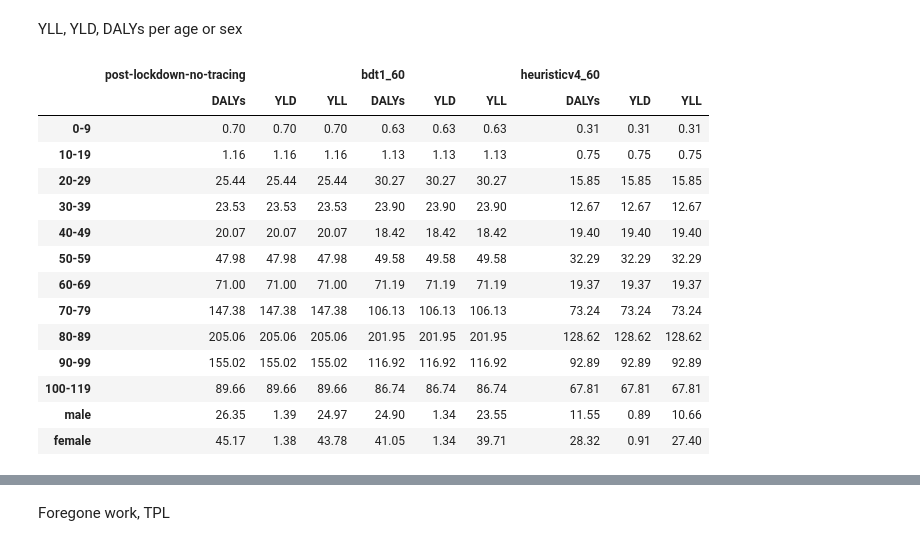
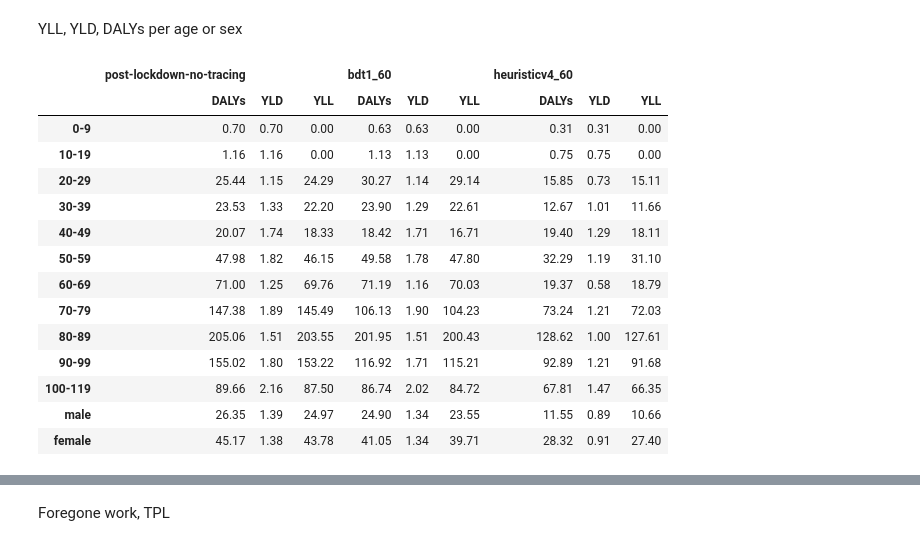
Before and after one commit to mila-iqia/COVI-AgentSim, a Jupyter notebook: notebooks/QALY_calculation.ipynb, the cells around one changed output, grey strips where cells are left out. Drawn from its saved outputs; the diff is of its cells as text; code cells hidden in the pictures.

```diff
--- a/notebooks/QALY_calculation.ipynb
+++ b/notebooks/QALY_calculation.ipynb
@@ -299,7 +299,7 @@ plt.figure(figsize=(15,10))
 for method in bootstrap[0].keys():
     bootstrap_df = pd.DataFrame(bootstrap[i][method] for i in range(n_bootstraps))
     mean = bootstrap_df.mean(axis = 0)
-    std = bootstrap_df.std(axis = 0)
+    std = bootstrap_df.sem(axis = 0)
 
     x_axis = mean.rename(index={'100-109':'100+'},inplace=False).index
 
@@ -460,44 +460,44 @@ for strap in range(n_bootstraps):
             df['YLL'] = df['has_died'] * df['life_expectancy']
             df['YLD'] = \
                             df['days_sick_not_in_hospital']/365 * disability_weights['no_hospitalization'] + \
                             df['days_in_hospital']/365 * disability_weights['hospitalized'] + \
                             df['days_in_ICU']/365 * disability_weights['critical']
             df['DALYs'] = df['YLL'] + df['YLD']
             df_dalys_age = df[['age','sex','YLL','YLD','DALYs']]
 
             temp_dfs.append(df_dalys_age)
 
         six_seed_concat = pd.concat(temp_dfs)
 
         for age_range,age_key in zip(age_ranges,age_range_dict.keys()):
-            bootstrap[strap][method][age_key] = six_seed_concat[six_seed_concat.age.isin(age_range)]['DALYs'].mean(axis=0)
+            bootstrap[strap][method][age_key] = six_seed_concat[six_seed_concat.age.isin(age_range)][['YLL','YLD','DALYs']].mean(axis=0)
 
         for sex in sexes:
             bootstrap[strap][method][sex] = six_seed_concat[six_seed_concat.sex.eq(sex)][['YLL','YLD','DALYs']].mean(axis=0)
 
 metric_dfs = {}
 for method in bootstrap[0].keys():
     df_concat = pd.concat([pd.DataFrame(bootstrap[i][method]) for i in range(n_bootstraps)])
     by_row_index = df_concat.groupby(df_concat.index)
     df_means = by_row_index.mean()
     metric_dfs[method] = df_means
 
 pd.set_option('display.float_format', '{:.2f}'.format)
 metric_df = pd.concat(metric_dfs.values(),keys=metric_dfs.keys()).transpose()
 metric_df*1000
 # %% [output]
 |  | post-lockdown-no-tracing |  |  | bdt1_60 |  |  | heuristicv4_60 |  |  |
 |  | DALYs | YLD | YLL | DALYs | YLD | YLL | DALYs | YLD | YLL |
-| 0-9 | 0.70 | 0.70 | 0.70 | 0.63 | 0.63 | 0.63 | 0.31 | 0.31 | 0.31 |
-| 10-19 | 1.16 | 1.16 | 1.16 | 1.13 | 1.13 | 1.13 | 0.75 | 0.75 | 0.75 |
-| 20-29 | 25.44 | 25.44 | 25.44 | 30.27 | 30.27 | 30.27 | 15.85 | 15.85 | 15.85 |
-| 30-39 | 23.53 | 23.53 | 23.53 | 23.90 | 23.90 | 23.90 | 12.67 | 12.67 | 12.67 |
-| 40-49 | 20.07 | 20.07 | 20.07 | 18.42 | 18.42 | 18.42 | 19.40 | 19.40 | 19.40 |
-| 50-59 | 47.98 | 47.98 | 47.98 | 49.58 | 49.58 | 49.58 | 32.29 | 32.29 | 32.29 |
-| 60-69 | 71.00 | 71.00 | 71.00 | 71.19 | 71.19 | 71.19 | 19.37 | 19.37 | 19.37 |
-| 70-79 | 147.38 | 147.38 | 147.38 | 106.13 | 106.13 | 106.13 | 73.24 | 73.24 | 73.24 |
-| 80-89 | 205.06 | 205.06 | 205.06 | 201.95 | 201.95 | 201.95 | 128.62 | 128.62 | 128.62 |
-| 90-99 | 155.02 | 155.02 | 155.02 | 116.92 | 116.92 | 116.92 | 92.89 | 92.89 | 92.89 |
-| 100-119 | 89.66 | 89.66 | 89.66 | 86.74 | 86.74 | 86.74 | 67.81 | 67.81 | 67.81 |
+| 0-9 | 0.70 | 0.70 | 0.00 | 0.63 | 0.63 | 0.00 | 0.31 | 0.31 | 0.00 |
+| 10-19 | 1.16 | 1.16 | 0.00 | 1.13 | 1.13 | 0.00 | 0.75 | 0.75 | 0.00 |
+| 20-29 | 25.44 | 1.15 | 24.29 | 30.27 | 1.14 | 29.14 | 15.85 | 0.73 | 15.11 |
+| 30-39 | 23.53 | 1.33 | 22.20 | 23.90 | 1.29 | 22.61 | 12.67 | 1.01 | 11.66 |
+| 40-49 | 20.07 | 1.74 | 18.33 | 18.42 | 1.71 | 16.71 | 19.40 | 1.29 | 18.11 |
+| 50-59 | 47.98 | 1.82 | 46.15 | 49.58 | 1.78 | 47.80 | 32.29 | 1.19 | 31.10 |
+| 60-69 | 71.00 | 1.25 | 69.76 | 71.19 | 1.16 | 70.03 | 19.37 | 0.58 | 18.79 |
+| 70-79 | 147.38 | 1.89 | 145.49 | 106.13 | 1.90 | 104.23 | 73.24 | 1.21 | 72.03 |
+| 80-89 | 205.06 | 1.51 | 203.55 | 201.95 | 1.51 | 200.43 | 128.62 | 1.00 | 127.61 |
+| 90-99 | 155.02 | 1.80 | 153.22 | 116.92 | 1.71 | 115.21 | 92.89 | 1.21 | 91.68 |
+| 100-119 | 89.66 | 2.16 | 87.50 | 86.74 | 2.02 | 84.72 | 67.81 | 1.47 | 66.35 |
 | male | 26.35 | 1.39 | 24.97 | 24.90 | 1.34 | 23.55 | 11.55 | 0.89 | 10.66 |
 | female | 45.17 | 1.38 | 43.78 | 41.05 | 1.34 | 39.71 | 28.32 | 0.91 | 27.40 |
```
Also changed, not shown: parts of 5 cells of this notebook.
